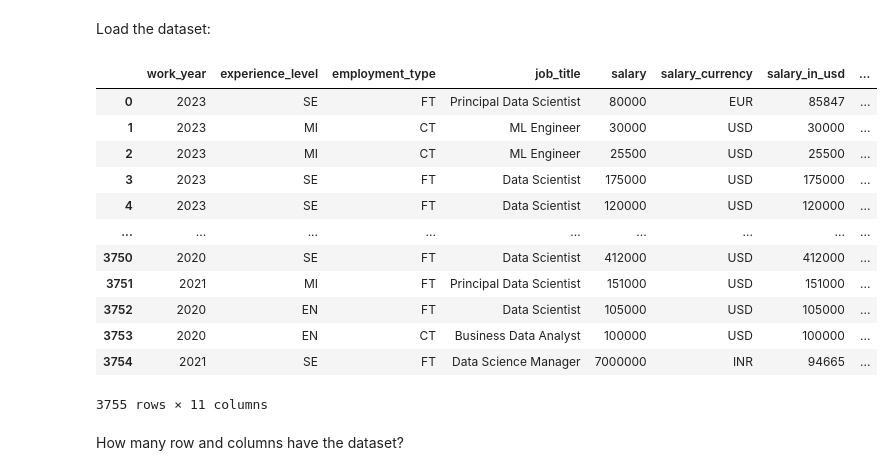
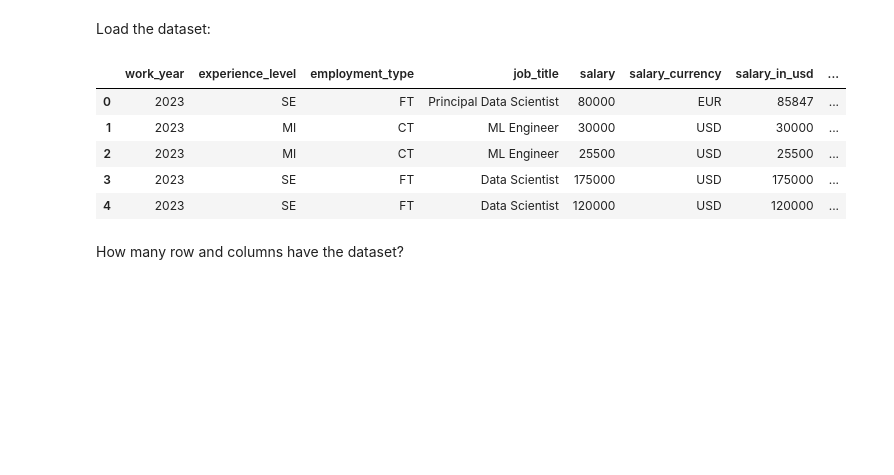
Before and after one commit to juuliquintana/Analysis-dataset-using-python, a Jupyter notebook: Data_Science_Salaries_2023.ipynb, the cells around one changed output. Saved outputs shown, nothing was run; the diff lists cells and outputs as text; code cells hidden in the pictures; blank space fills up the shorter version.

```diff
--- a/Data_Science_Salaries_2023.ipynb
+++ b/Data_Science_Salaries_2023.ipynb
@@ -84,21 +84,14 @@ Load the dataset:
 # %%
 df = pd.read_csv(r'C:\INSTALADORES\Documents\GitHub\Creacion-de-gr-ficos-con-librerias\ds_salaries.csv')
 # %%
-df
+df.head()
 # %% [output]
 |  | work_year | experience_level | employment_type | job_title | salary | salary_currency | salary_in_usd | ... |
 | 0 | 2023 | SE | FT | Principal Data Scientist | 80000 | EUR | 85847 | ... |
 | 1 | 2023 | MI | CT | ML Engineer | 30000 | USD | 30000 | ... |
 | 2 | 2023 | MI | CT | ML Engineer | 25500 | USD | 25500 | ... |
 | 3 | 2023 | SE | FT | Data Scientist | 175000 | USD | 175000 | ... |
 | 4 | 2023 | SE | FT | Data Scientist | 120000 | USD | 120000 | ... |
-| ... | ... | ... | ... | ... | ... | ... | ... | ... |
-| 3750 | 2020 | SE | FT | Data Scientist | 412000 | USD | 412000 | ... |
-| 3751 | 2021 | MI | FT | Principal Data Scientist | 151000 | USD | 151000 | ... |
-| 3752 | 2020 | EN | FT | Data Scientist | 105000 | USD | 105000 | ... |
-| 3753 | 2020 | EN | CT | Business Data Analyst | 100000 | USD | 100000 | ... |
-| 3754 | 2021 | SE | FT | Data Science Manager | 7000000 | INR | 94665 | ... |
-3755 rows × 11 columns
 # %% [markdown]
 How many row and columns have the dataset?
 # %%
```
Also changed, not shown: parts of 22 cells of this notebook.
